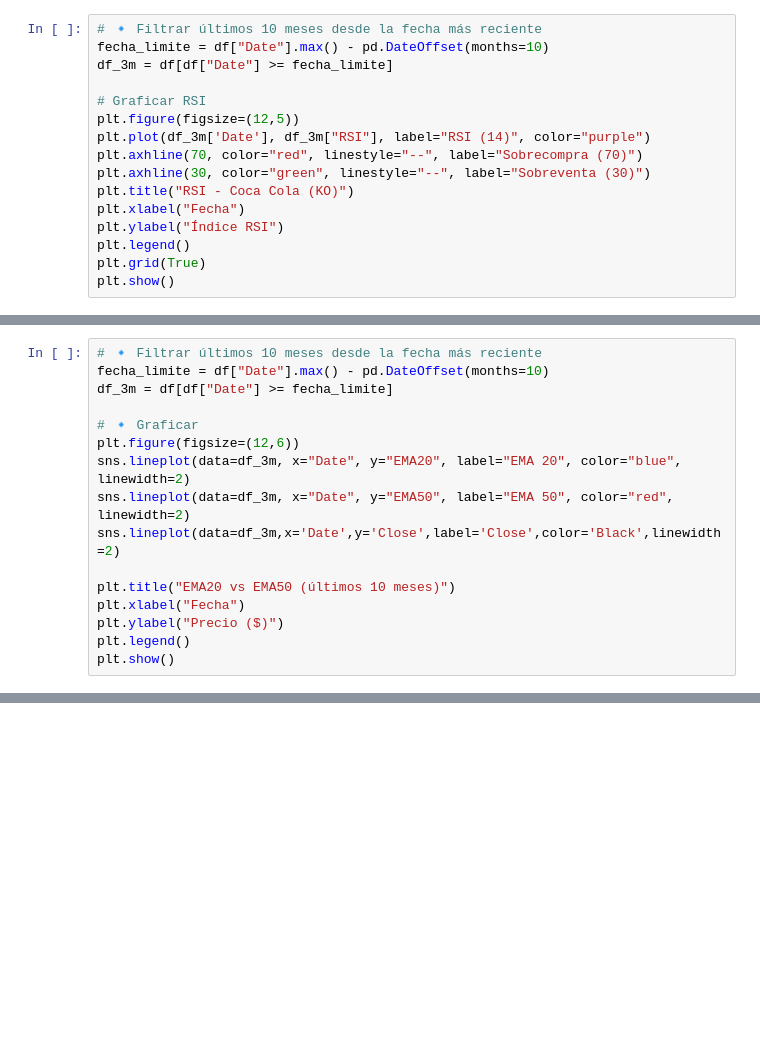
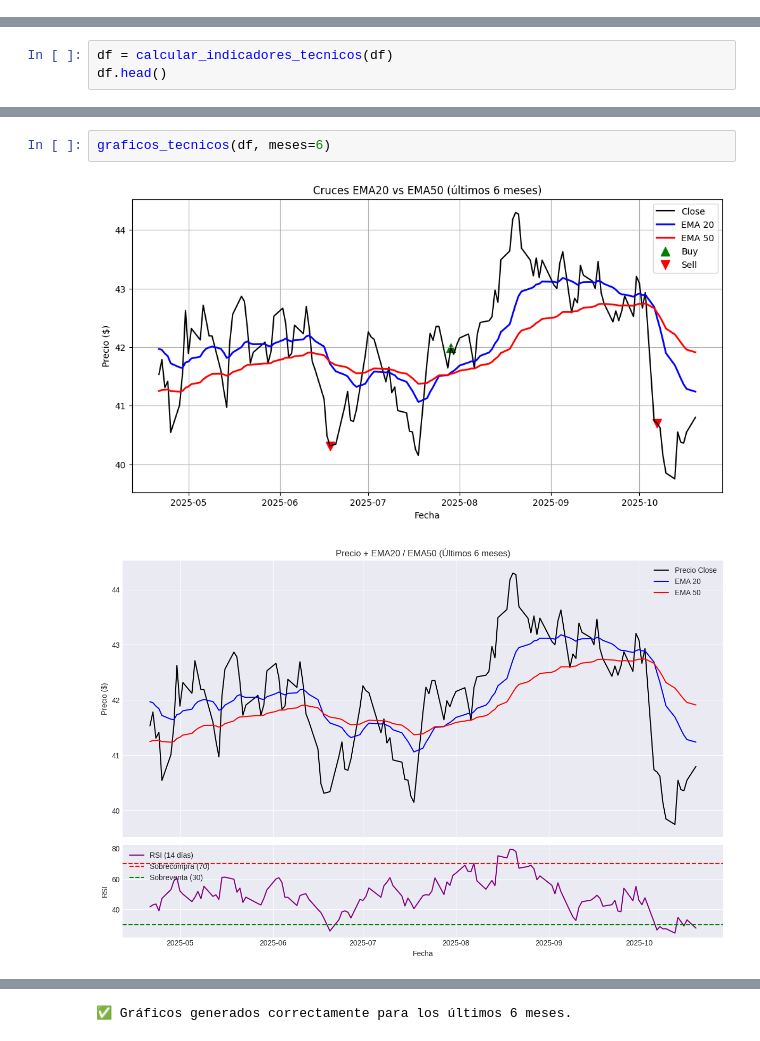
Before and after one commit to Saul-Ochoa/MachineLearning, a Jupyter notebook: mis-inversiones.ipynb, the cells around one changed output, grey strips where cells are left out. Saved outputs shown, nothing was run; the diff lists cells and outputs as text; blank space fills up the shorter version.

```diff
--- a/mis-inversiones.ipynb
+++ b/mis-inversiones.ipynb
@@ -263,16 +0,0 @@ df["RSI"] = 100 - (100 / (1 + rs))
-# %%
-# 🔹 Filtrar últimos 10 meses desde la fecha más reciente
-fecha_limite = df["Date"].max() - pd.DateOffset(months=10)
-df_3m = df[df["Date"] >= fecha_limite]
-
-# Graficar RSI
-plt.figure(figsize=(12,5))
-plt.plot(df_3m['Date'], df_3m["RSI"], label="RSI (14)", color="purple")
-plt.axhline(70, color="red", linestyle="--", label="Sobrecompra (70)")
-plt.axhline(30, color="green", linestyle="--", label="Sobreventa (30)")
-plt.title("RSI - Coca Cola (KO)")
-plt.xlabel("Fecha")
-plt.ylabel("Índice RSI")
-plt.legend()
-plt.grid(True)
-plt.show()
@@ -322,16 +0,0 @@ df.head()
-# %%
-# 🔹 Filtrar últimos 10 meses desde la fecha más reciente
-fecha_limite = df["Date"].max() - pd.DateOffset(months=10)
-df_3m = df[df["Date"] >= fecha_limite]
-
-# 🔹 Graficar
-plt.figure(figsize=(12,6))
-sns.lineplot(data=df_3m, x="Date", y="EMA20", label="EMA 20", color="blue", linewidth=2)
-sns.lineplot(data=df_3m, x="Date", y="EMA50", label="EMA 50", color="red", linewidth=2)
-sns.lineplot(data=df_3m,x='Date',y='Close',label='Close',color='Black',linewidth=2)
-
-plt.title("EMA20 vs EMA50 (últimos 10 meses)")
-plt.xlabel("Fecha")
-plt.ylabel("Precio ($)")
-plt.legend()
-plt.show()
@@ -339,0 +196,3 @@ plt.show()
+# %%
+df = calcular_indicadores_tecnicos(df)
+df.head()
@@ -339,0 +350,5 @@ plt.show()
+# %%
+graficos_tecnicos(df, meses=6)
+# %% [output]
+[figure, added]
+[figure, added]
@@ -339,0 +360 @@ plt.show()
+✅ Gráficos generados correctamente para los últimos 6 meses.
```
Also changed, not shown: parts of 39 cells of this notebook.
